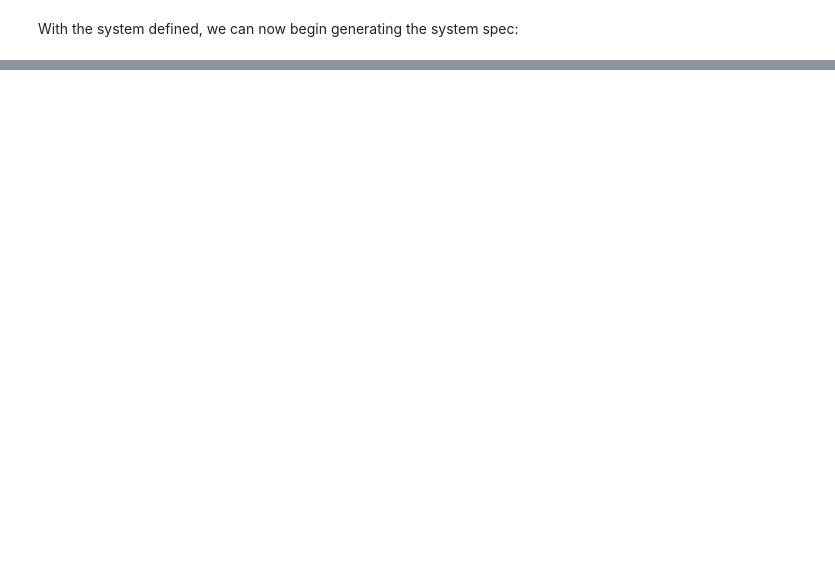
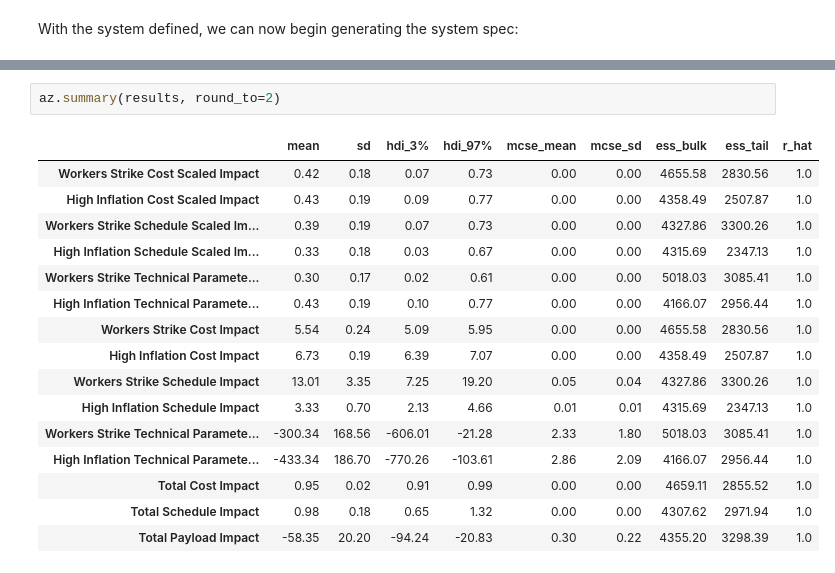
Before and after one commit to EvanY14/ISST-Asterix-Space, a Jupyter notebook: Notebooks/Example System Setup.ipynb, the cells around one changed output, grey strips where cells are left out. Saved outputs shown, nothing was run; the diff lists cells and outputs as text; blank space fills up the shorter version.

```diff
--- a/Notebooks/Example System Setup.ipynb
+++ b/Notebooks/Example System Setup.ipynb
@@ -224,0 +253,19 @@ Once this function is run, ISST will create a set of CSV spreadsheet files that
+# %%
+az.summary(results, round_to=2)
+# %% [output]
+|  | mean | sd | hdi_3% | hdi_97% | mcse_mean | mcse_sd | ess_bulk | ess_tail | r_hat |
+| Workers Strike Cost Scaled Impact | 0.42 | 0.18 | 0.07 | 0.73 | 0.00 | 0.00 | 4655.58 | 2830.56 | 1.0 |
+| High Inflation Cost Scaled Impact | 0.43 | 0.19 | 0.09 | 0.77 | 0.00 | 0.00 | 4358.49 | 2507.87 | 1.0 |
+| Workers Strike Schedule Scaled Im... | 0.39 | 0.19 | 0.07 | 0.73 | 0.00 | 0.00 | 4327.86 | 3300.26 | 1.0 |
+| High Inflation Schedule Scaled Im... | 0.33 | 0.18 | 0.03 | 0.67 | 0.00 | 0.00 | 4315.69 | 2347.13 | 1.0 |
+| Workers Strike Technical Paramete... | 0.30 | 0.17 | 0.02 | 0.61 | 0.00 | 0.00 | 5018.03 | 3085.41 | 1.0 |
+| High Inflation Technical Paramete... | 0.43 | 0.19 | 0.10 | 0.77 | 0.00 | 0.00 | 4166.07 | 2956.44 | 1.0 |
+| Workers Strike Cost Impact | 5.54 | 0.24 | 5.09 | 5.95 | 0.00 | 0.00 | 4655.58 | 2830.56 | 1.0 |
+| High Inflation Cost Impact | 6.73 | 0.19 | 6.39 | 7.07 | 0.00 | 0.00 | 4358.49 | 2507.87 | 1.0 |
+| Workers Strike Schedule Impact | 13.01 | 3.35 | 7.25 | 19.20 | 0.05 | 0.04 | 4327.86 | 3300.26 | 1.0 |
+| High Inflation Schedule Impact | 3.33 | 0.70 | 2.13 | 4.66 | 0.01 | 0.01 | 4315.69 | 2347.13 | 1.0 |
+| Workers Strike Technical Paramete... | -300.34 | 168.56 | -606.01 | -21.28 | 2.33 | 1.80 | 5018.03 | 3085.41 | 1.0 |
+| High Inflation Technical Paramete... | -433.34 | 186.70 | -770.26 | -103.61 | 2.86 | 2.09 | 4166.07 | 2956.44 | 1.0 |
+| Total Cost Impact | 0.95 | 0.02 | 0.91 | 0.99 | 0.00 | 0.00 | 4659.11 | 2855.52 | 1.0 |
+| Total Schedule Impact | 0.98 | 0.18 | 0.65 | 1.32 | 0.00 | 0.00 | 4307.62 | 2971.94 | 1.0 |
+| Total Payload Impact | -58.35 | 20.20 | -94.24 | -20.83 | 0.30 | 0.22 | 4355.20 | 3298.39 | 1.0 |
```
Also changed, not shown: parts of 18 cells of this notebook, 9 other files.
